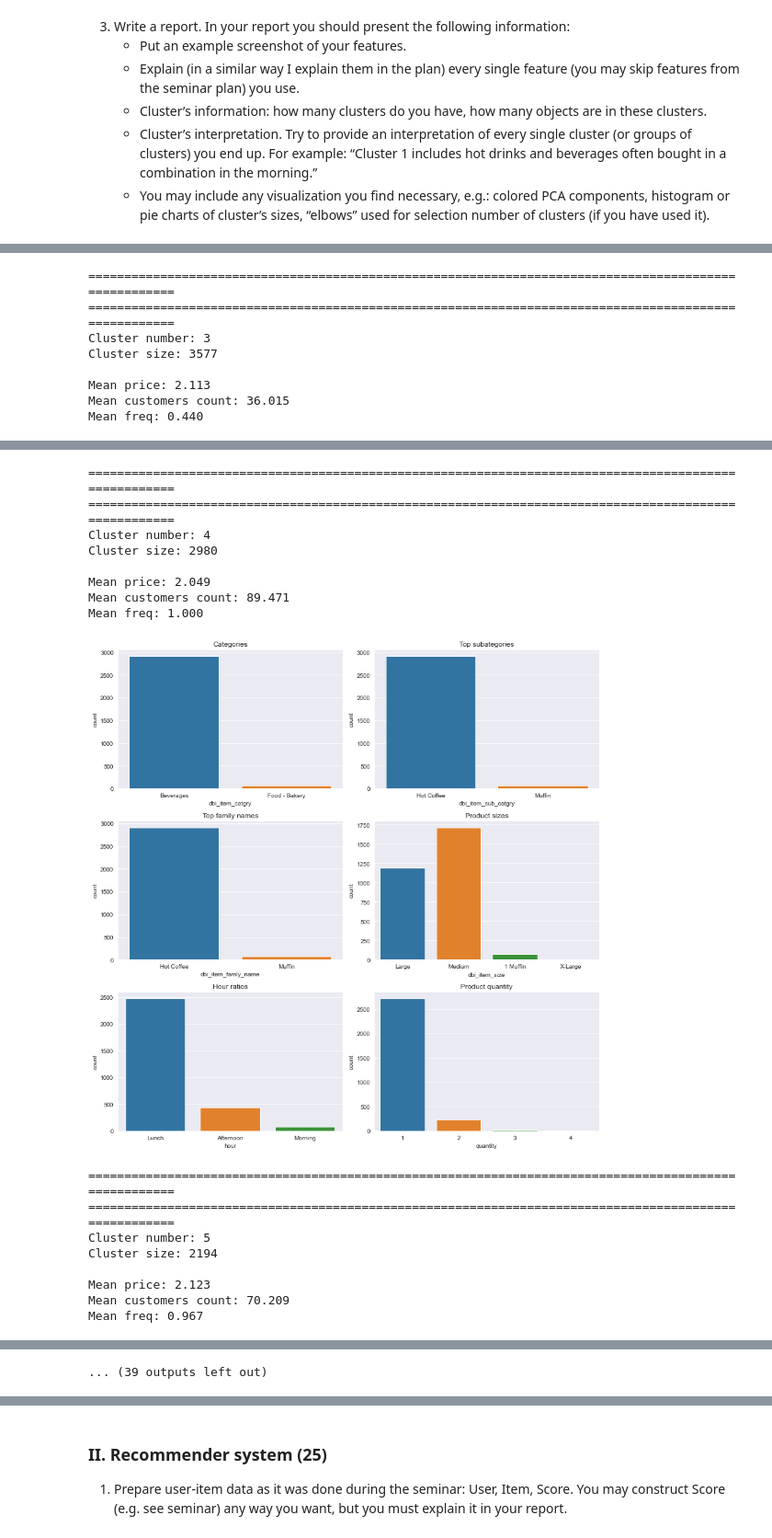
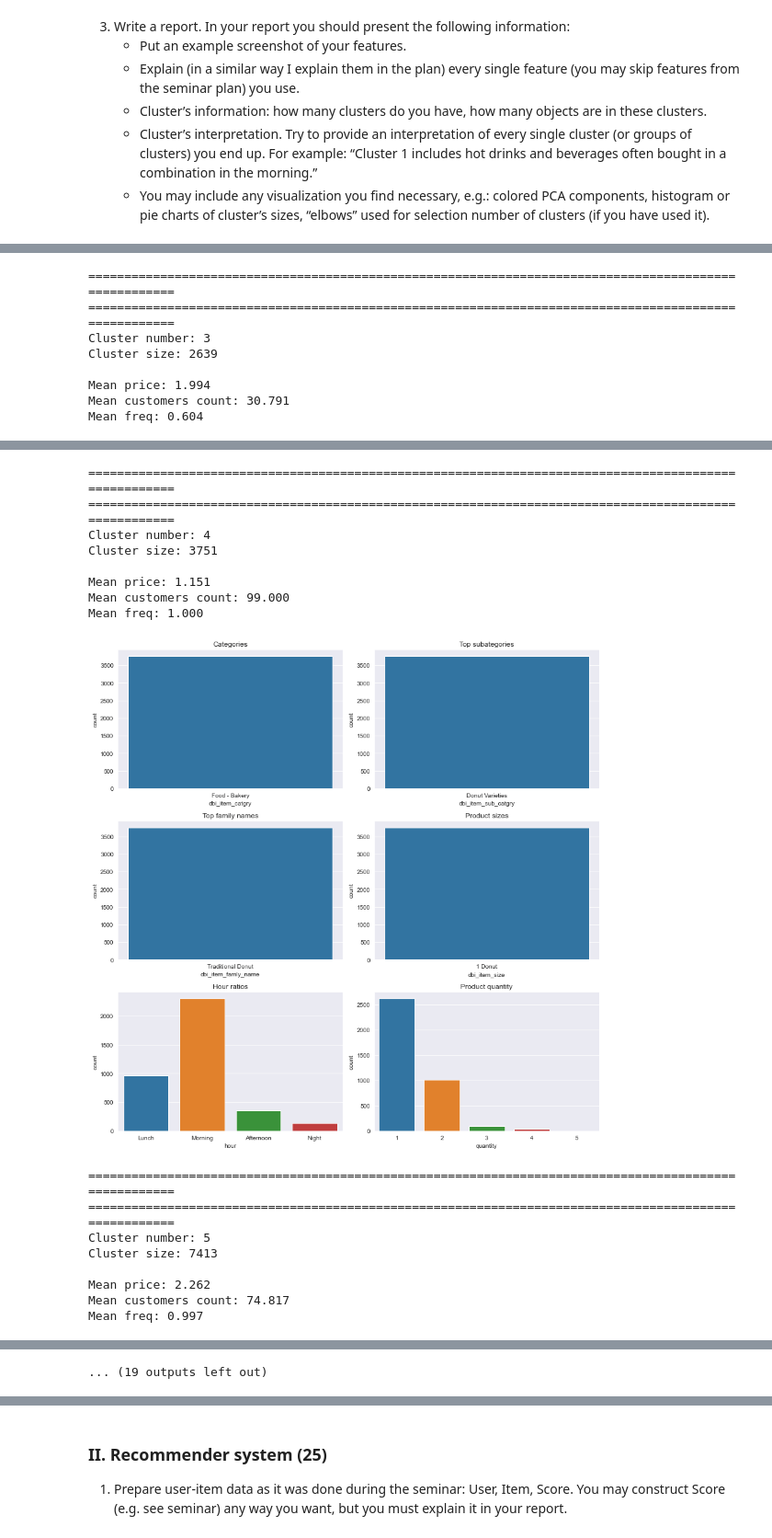
Before and after one commit to Mist3r-R/hse-sse-ds-business-2020, a Jupyter notebook: HW_5.ipynb, the cells around one changed output, grey strips where cells are left out. Shown at 92% size. Saved outputs shown, nothing was run; the diff lists cells and outputs as text; code cells hidden in the pictures.

```diff
--- a/HW_5.ipynb
+++ b/HW_5.ipynb
@@ -362,7 +362,7 @@ plt.show()
 # %% [output]
 [figure]
 # %%
-for k in tqdm([15, 20, 25, 30]):
+for k in tqdm([10, 15, 20, 25, 30]):
     kmeans = KMeans(n_clusters=k)
     predicted = kmeans.fit_predict(data)
     data[f'kmeans_{k}'] = predicted
@@ -430,6 +436,6 @@ Text(0.5, 1.0, 'Ckuster sizes')
 # %%
-for k in sorted(data['kmeans_25'].unique()):
-    describe_cluster(k, df, data['kmeans_25'])
+for k in sorted(data['kmeans_15'].unique()):
+    describe_cluster(k, df, data['kmeans_15'])
 # %% [output]
 ======================================================================================================
 Cluster number: 0
@@ -460,8 +466,8 @@ Mean freq: 0.667
 ======================================================================================================
 ======================================================================================================
 Cluster number: 3
-Cluster size: 3577
+Cluster size: 2639
 
-Mean price: 2.113
-Mean customers count: 36.015
-Mean freq: 0.440
+Mean price: 1.994
+Mean customers count: 30.791
+Mean freq: 0.604
@@ -469,17 +475,17 @@ Mean freq: 0.440
 ======================================================================================================
 ======================================================================================================
 Cluster number: 4
-Cluster size: 2980
+Cluster size: 3751
 
-Mean price: 2.049
-Mean customers count: 89.471
+Mean price: 1.151
+Mean customers count: 99.000
 Mean freq: 1.000
-[figure, old version]
+[figure, new version]
 ======================================================================================================
 ======================================================================================================
 Cluster number: 5
-Cluster size: 2194
+Cluster size: 7413
 
-Mean price: 2.123
-Mean customers count: 70.209
-Mean freq: 0.967
+Mean price: 2.262
+Mean customers count: 74.817
+Mean freq: 0.997
@@ -487 +493 @@ Mean freq: 0.967
-... (39 outputs left out)
+... (19 outputs left out)
```
Also changed, not shown: parts of 7 cells of this notebook.
